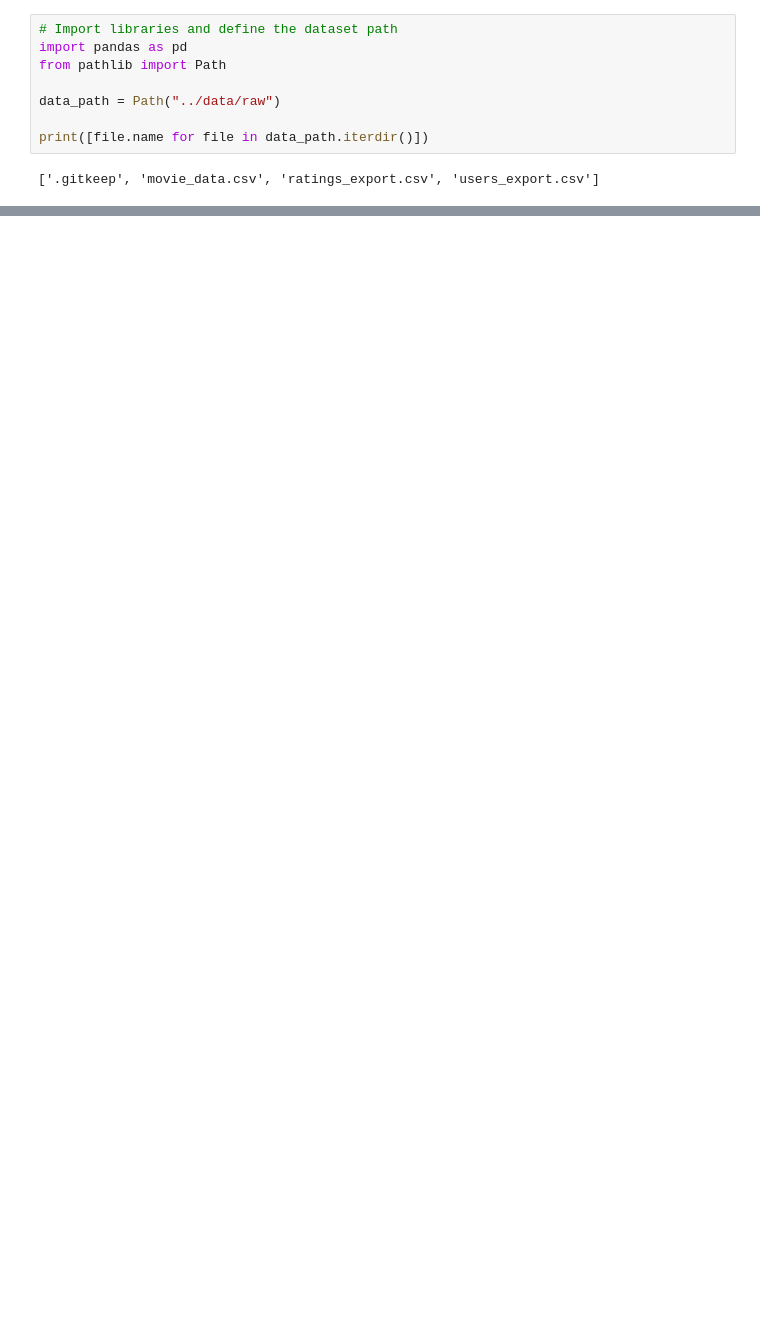
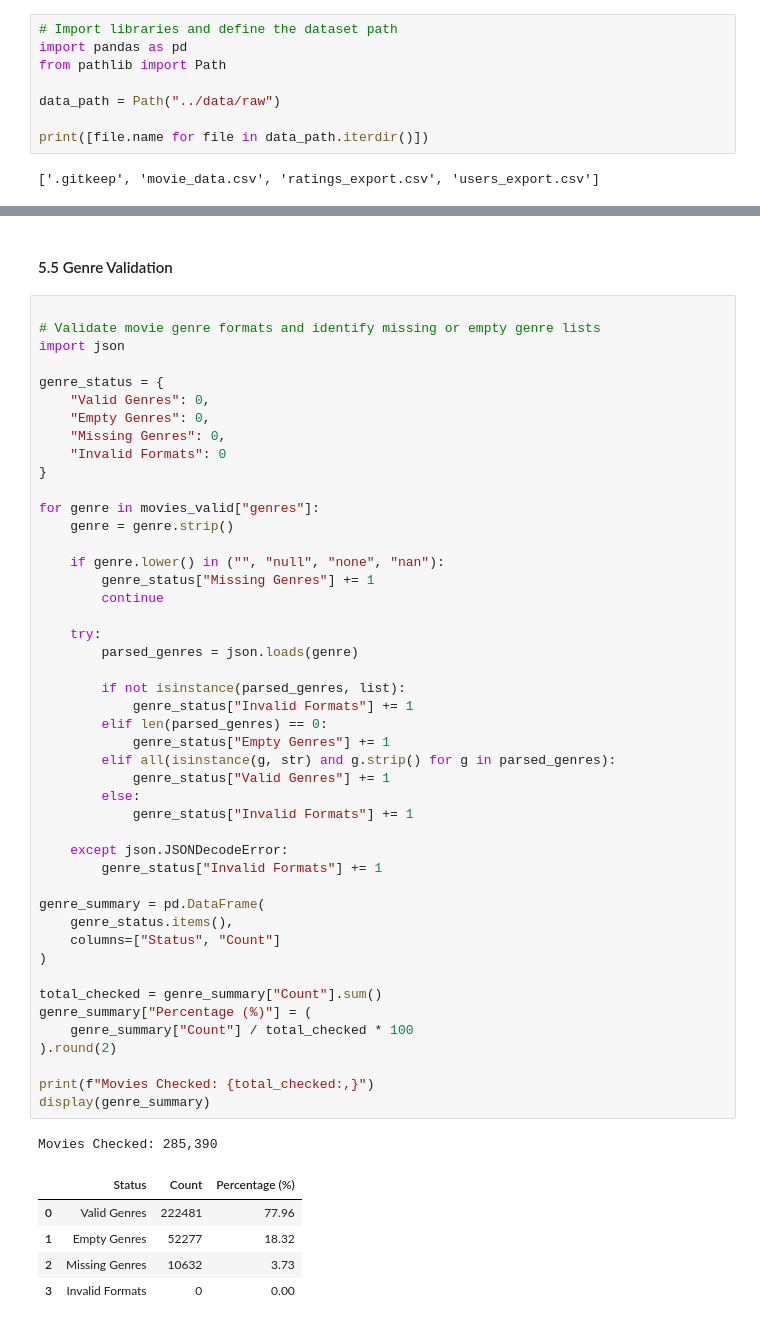
Before and after one commit to Abdallah-9i/letterboxd-stars-analysis, a Jupyter notebook: notebooks/01_data_exploration.ipynb, the cells around one changed output, grey strips where cells are left out. Saved outputs shown, nothing was run; the diff lists cells and outputs as text; blank space fills up the shorter version.

```diff
--- a/notebooks/01_data_exploration.ipynb
+++ b/notebooks/01_data_exploration.ipynb
@@ -63,0 +510,55 @@ for name, filename in files.items():
+# %% [markdown]
+#### 5.5 Genre Validation
+# %%
+
+# Validate movie genre formats and identify missing or empty genre lists
+import json
+
+genre_status = {
+    "Valid Genres": 0,
+    "Empty Genres": 0,
+    "Missing Genres": 0,
+    "Invalid Formats": 0
+}
+
+for genre in movies_valid["genres"]:
+    genre = genre.strip()
+
+    if genre.lower() in ("", "null", "none", "nan"):
+        genre_status["Missing Genres"] += 1
+        continue
+
+    try:
+        parsed_genres = json.loads(genre)
+
+        if not isinstance(parsed_genres, list):
+            genre_status["Invalid Formats"] += 1
+        elif len(parsed_genres) == 0:
+            genre_status["Empty Genres"] += 1
+        elif all(isinstance(g, str) and g.strip() for g in parsed_genres):
+            genre_status["Valid Genres"] += 1
+        else:
+            genre_status["Invalid Formats"] += 1
+
+    except json.JSONDecodeError:
+        genre_status["Invalid Formats"] += 1
+
+genre_summary = pd.DataFrame(
+    genre_status.items(),
+    columns=["Status", "Count"]
+)
+
+total_checked = genre_summary["Count"].sum()
+genre_summary["Percentage (%)"] = (
+    genre_summary["Count"] / total_checked * 100
+).round(2)
+
+print(f"Movies Checked: {total_checked:,}")
+display(genre_summary)
+# %% [output]
+Movies Checked: 285,390
+|  | Status | Count | Percentage (%) |
+| 0 | Valid Genres | 222481 | 77.96 |
+| 1 | Empty Genres | 52277 | 18.32 |
+| 2 | Missing Genres | 10632 | 3.73 |
+| 3 | Invalid Formats | 0 | 0.00 |
```
Also changed, not shown: parts of 24 cells of this notebook.
